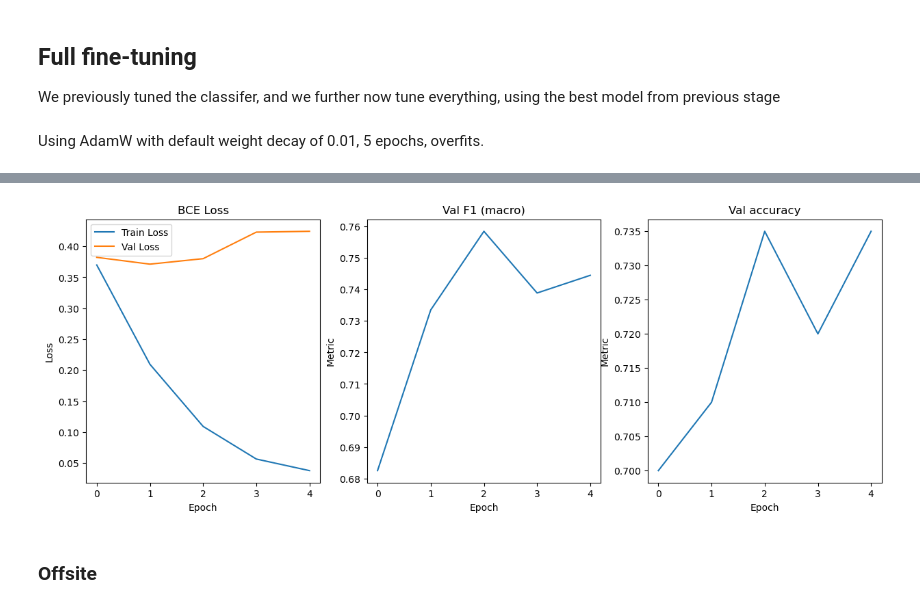
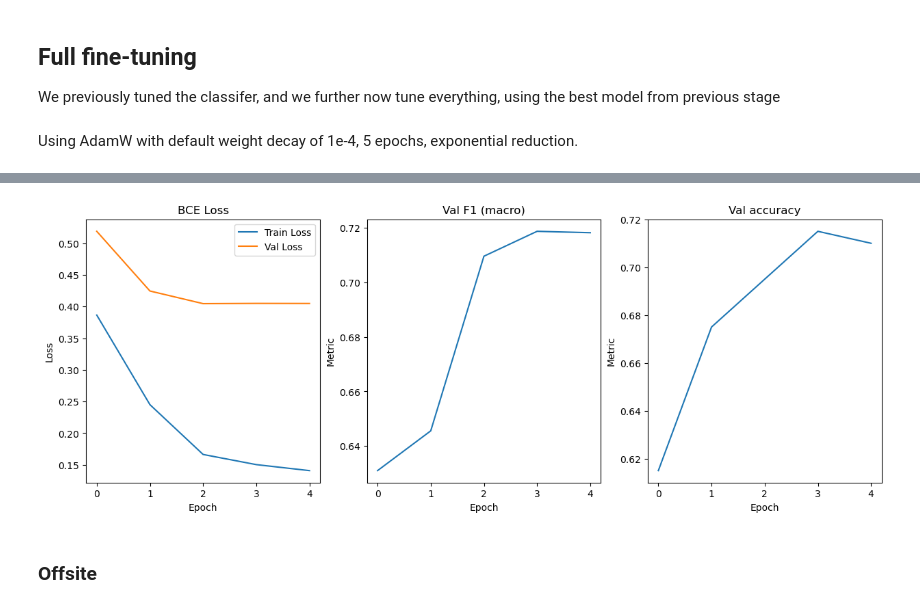
Before and after one commit to littlemicrowave/Multi-Retinal-Disease-Detection, a Jupyter notebook: bare_backbone_performance/res_net.ipynb, the cells around one changed output, grey strips where cells are left out. Drawn from its saved outputs; the diff is of its cells as text; code cells hidden in the pictures.

```diff
--- a/bare_backbone_performance/res_net.ipynb
+++ b/bare_backbone_performance/res_net.ipynb
@@ -324,22 +325,20 @@ eval_model(model, onsite_test, "resnet_submission_classifier_tune.csv")
 
 We previously tuned the classifer, and we further now tune everything, using the best model from previous stage
 # %% [markdown]
-Using AdamW with default weight decay of 0.01, 5 epochs, overfits.
+Using AdamW with default weight decay of 1e-4, 5 epochs, exponential reduction.
 # %%
-'''
-backbone_params = []
-fc_params = []
-for name, param in model.named_parameters():
-    if "fc" not in name:
-        backbone_params.append(param)
-    else:
-        fc_params.append(param)
-'''
-BATCH = 32
 for layer in model.parameters():
     layer.requires_grad = True
-optimizer = torch.optim.AdamW(model.parameters(), lr=1e-4) #default weight decay 0.01
+'''
+for m in model.modules():
+    if isinstance(m, nn.BatchNorm2d):
+        m.eval()
+        m.track_running_stats = False
+        for p in m.parameters():
+             p.requires_grad = False
+'''
+optimizer = torch.optim.AdamW(model.parameters(), lr=5e-4, weight_decay=1e-4)
 criterion = nn.BCEWithLogitsLoss()
-#scheduler = torch.optim.lr_scheduler.CosineAnnealingLR(optimizer,T_max=25)
+scheduler = torch.optim.lr_scheduler.ExponentialLR(optimizer, gamma=0.2)
 result = train_model(model, train, val, optimizer=optimizer, criterion=criterion, epochs=5, stepLR = scheduler, checkpoint_name="resnet.pt")
 # %% [output]
@@ -353,4 +353,4 @@ Epoch: 4 - Train Loss: 0.037993 - Val Loss: 0.424161 - Val Accuracy: 0.735000 -
-[figure, old version]
+[figure, new version]
 # %% [markdown]
 ### Offsite
 # %%
```
Also changed, not shown: parts of 6 cells of this notebook, 6 other files.
